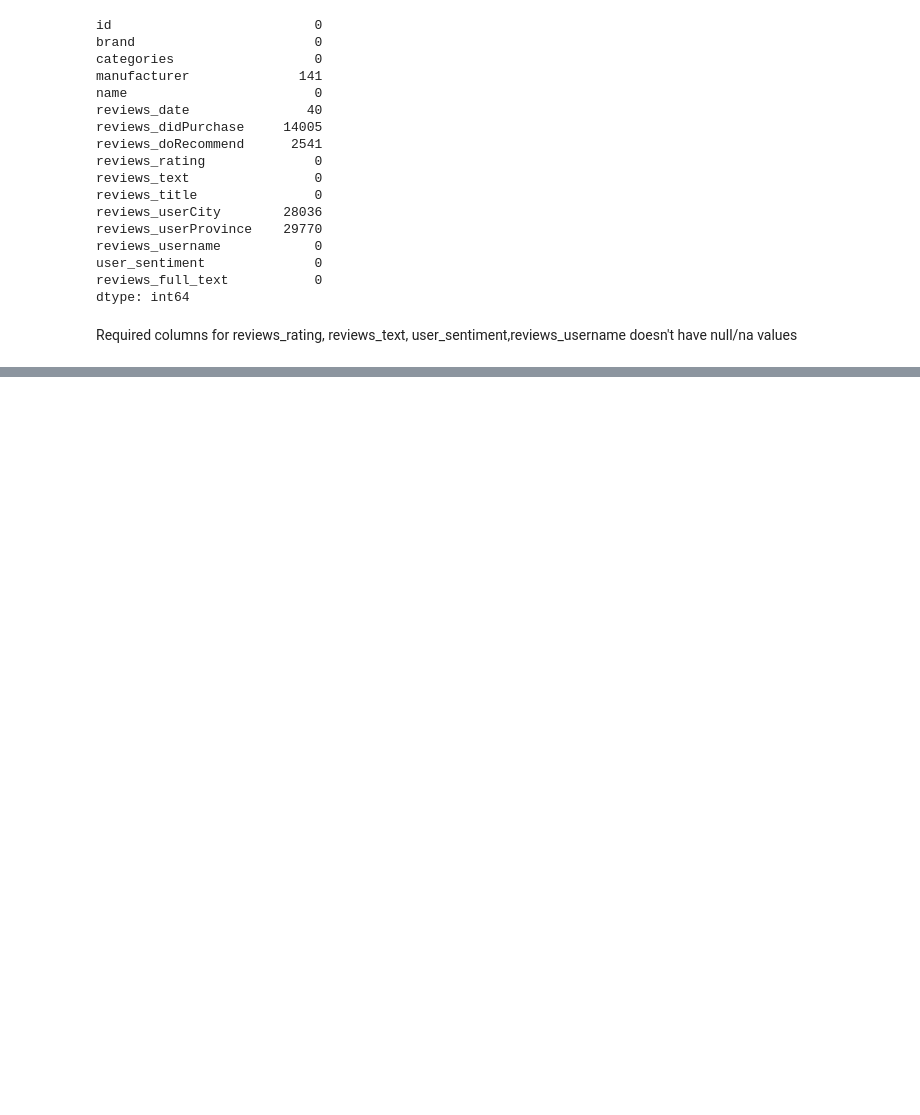
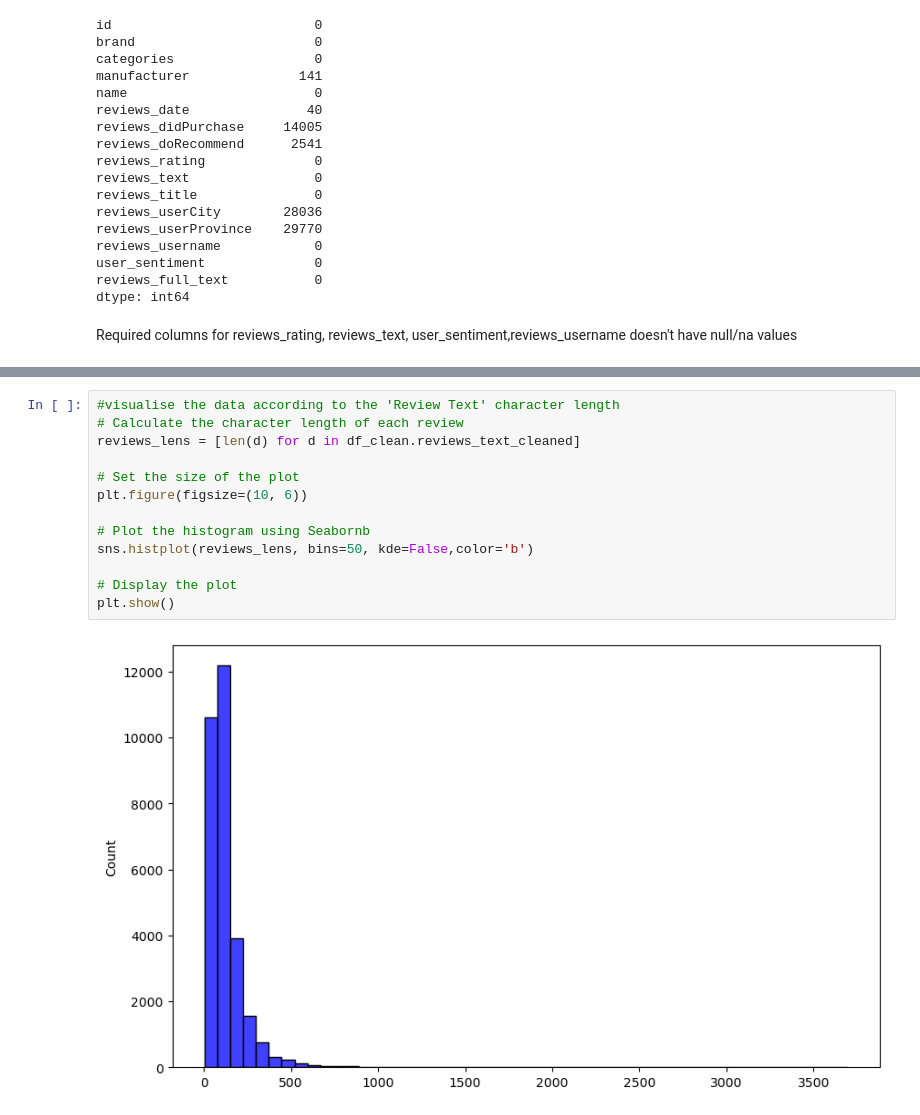
Before and after one commit to sYashReddy/upGradCapstone, a Jupyter notebook: Untitled.ipynb, the cells around one changed output, grey strips where cells are left out. Drawn from its saved outputs; the diff is of its cells as text; blank space fills up the shorter version.

```diff
--- a/Untitled.ipynb
+++ b/Untitled.ipynb
@@ -339,0 +442,15 @@ Required columns for reviews_rating, reviews_text, user_sentiment,reviews_userna
+# %%
+#visualise the data according to the 'Review Text' character length
+# Calculate the character length of each review
+reviews_lens = [len(d) for d in df_clean.reviews_text_cleaned]
+
+# Set the size of the plot
+plt.figure(figsize=(10, 6))
+
+# Plot the histogram using Seabornb
+sns.histplot(reviews_lens, bins=50, kde=False,color='b')
+
+# Display the plot
+plt.show()
+# %% [output]
+[figure, added]
```
Also changed, not shown: parts of 12 cells of this notebook.
